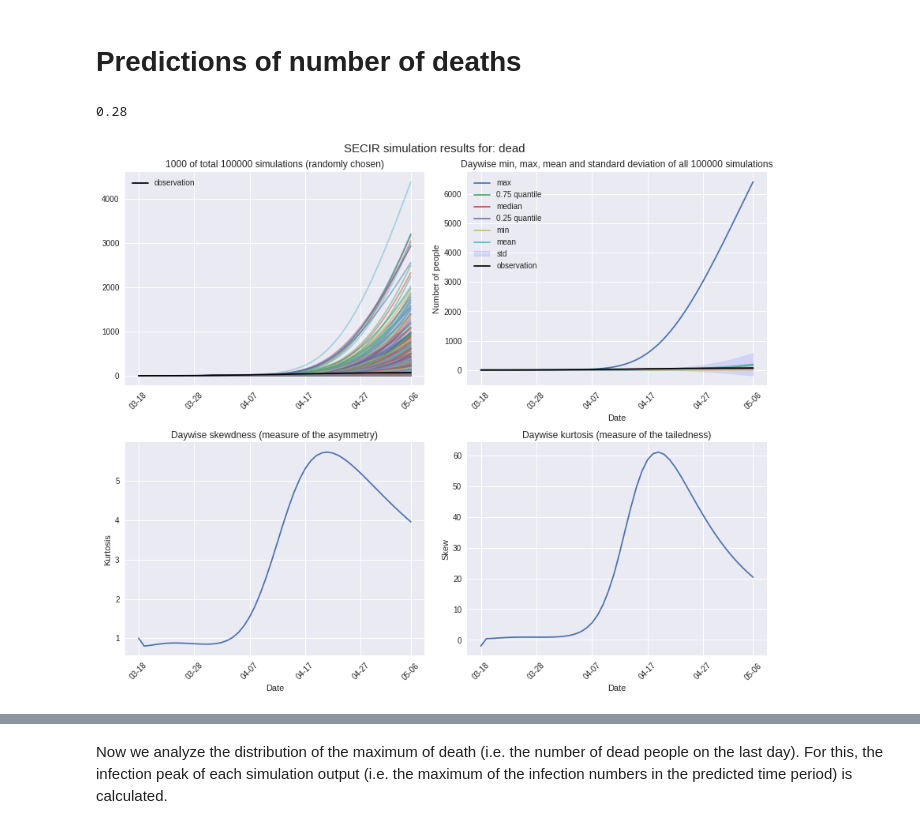
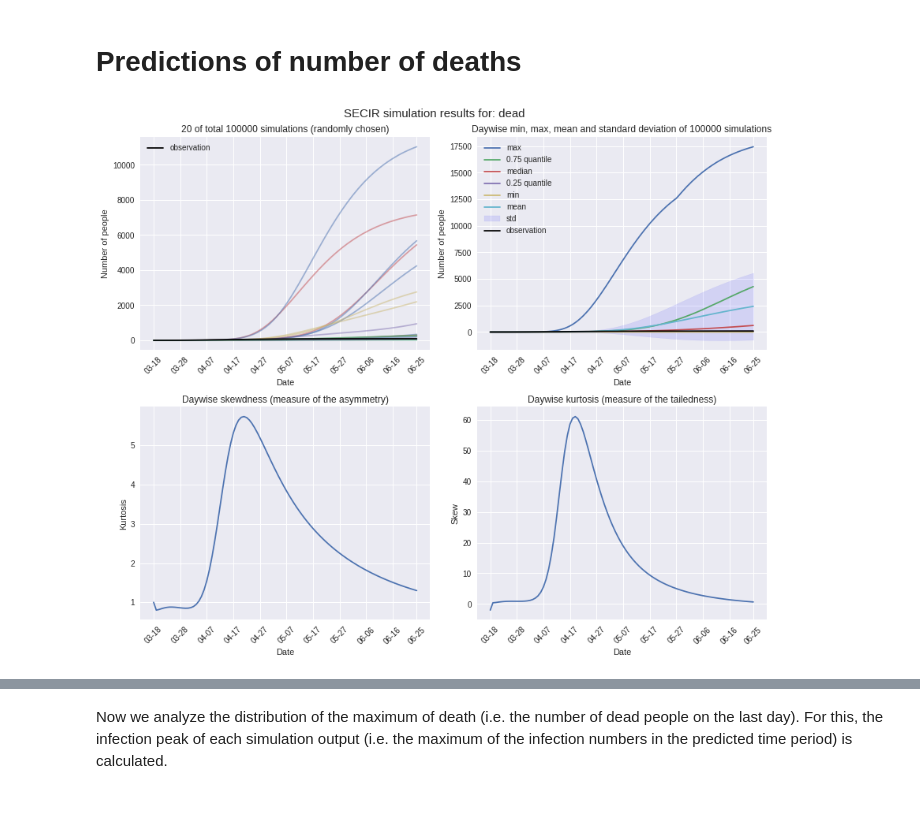
Before and after one commit to lelange/sensitivity_analysis, a Jupyter notebook: pycode/sensitivity_analysis/Uncertainty_Quantification.ipynb, the cells around one changed output, grey strips where cells are left out. Drawn from its saved outputs; the diff is of its cells as text; code cells hidden in the pictures.

```diff
--- a/pycode/sensitivity_analysis/Uncertainty_Quantification.ipynb
+++ b/pycode/sensitivity_analysis/Uncertainty_Quantification.ipynb
@@ -196,7 +199,7 @@ def show_output_distribution(output_all, ids_to_plot, output_compartment, alpha_
 
     #axs[1].fill_between(x, (mean_result - ci_result), (mean_result + ci_result), color = 'b', alpha = .1)
     #axs[1].set_title(f"Daywise mean with {conf} confidence interval.")
-    axs[0, 1].set_title(f"Daywise min, max, mean and standard deviation of all {len(output_all)} simulations")
+    axs[0, 1].set_title(f"Daywise min, max, mean and standard deviation of {len(output_all)} simulations")
 
     axs[1, 0].plot(skew_result, label = 'skew')
     axs[1, 0].set_title(f"Daywise skewdness (measure of the asymmetry)")
@@ -207,7 +210,7 @@ def show_output_distribution(output_all, ids_to_plot, output_compartment, alpha_
         for k in range(2):
             axs[j, k].set_xticks(tick_range)
             axs[j, k].set_xticklabels(datelist[tick_range], rotation=45)
-        axs[0, k].set(ylabel = "Number of people", xlabel = "Date")
+            axs[0, k].set(ylabel = "Number of people", xlabel = "Date")
     axs[1, 0].set(ylabel = "Kurtosis", xlabel = "Date")
     axs[1, 1].set(ylabel = "Skew", xlabel = "Date")
 
@@ -330,28 +328,24 @@ show_histogram_aggregated_output(output_agg = out, aggregation_function = output
 # %% [markdown]
 # Predictions of number of deaths
 # %%
-n_outputs = 1000# must be smaller than 2N
+n_outputs = 20# must be smaller than 2N
 
 randidx = np.sort(np.random.randint(0, 2*N, n_outputs))
-# %%
-dataset[0, output_no]
-# %% [output]
-0.28
 # %%
 output_no = 1
-number_of_days_to_show = 50
+number_of_days_to_show = 100
 
 outputArray = np.array(sim_out[:2*N, :number_of_days_to_show, output_no])
 output_subset = outputArray[randidx, :]
 # compute "peak" of every simulation - take variance over this
 
 output_compartment = compartments[static_params['output_index'][output_no]]
 
 show_output_distribution(output_all = outputArray + dataset[0, 1],
                          ids_to_plot = randidx,
                          output_compartment = output_compartment,
                          alpha_sim = 0.5,
                          observation_data = dataset[:number_of_days_to_show, output_no],
                         )
 # %% [output]
-[figure, old version]
+[figure, new version]
```
Also changed, not shown: parts of 16 cells of this notebook, 3 other files.
